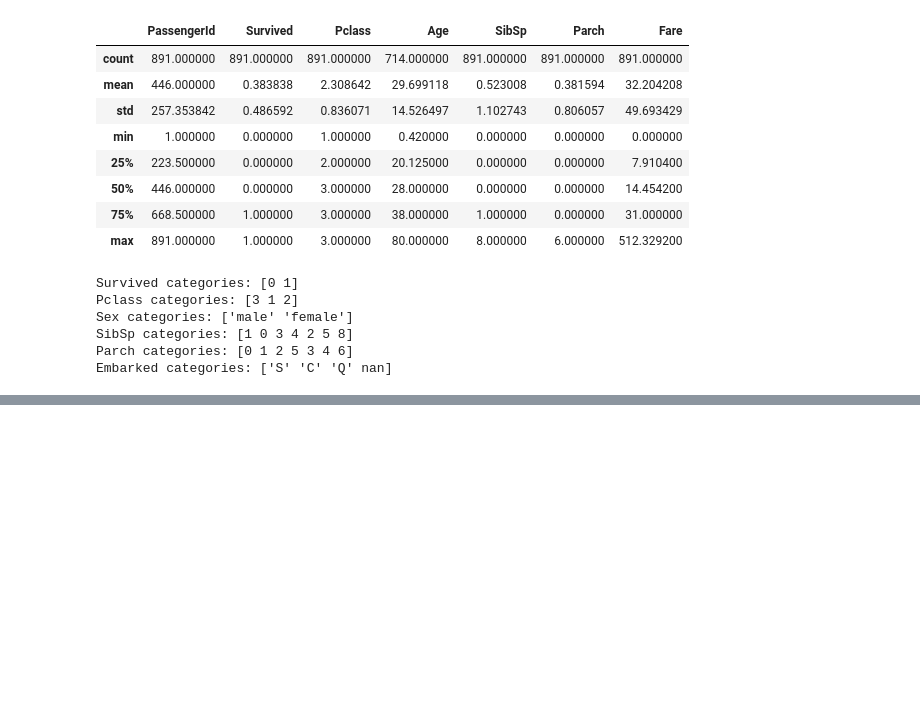
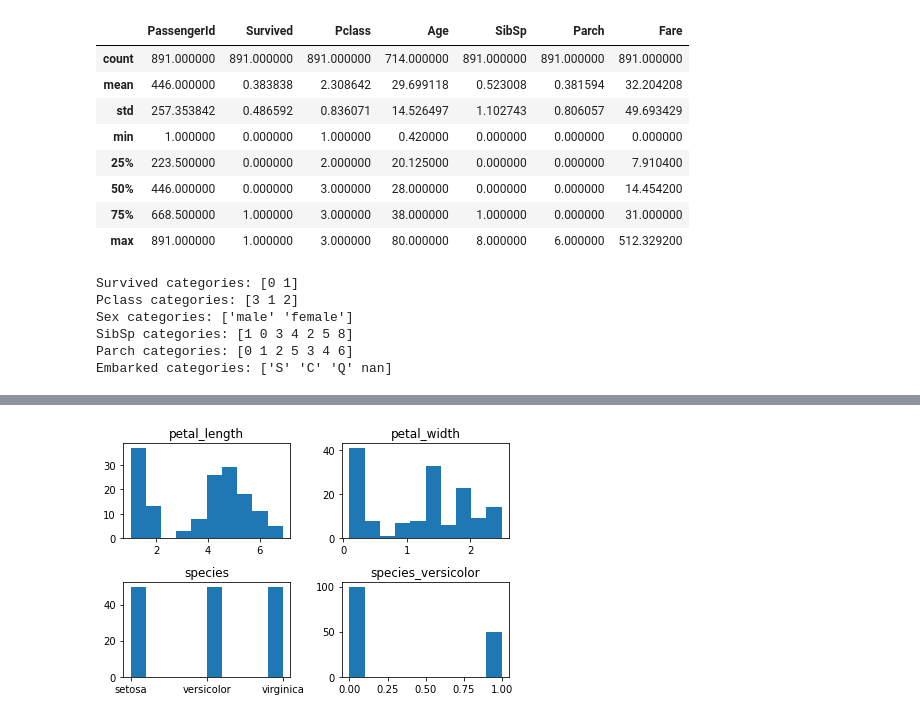
Before and after one commit to Cayt-Schlichting/classification-exercises, a Jupyter notebook: classification_exercises.ipynb, the cells around one changed output, grey strips where cells are left out. Drawn from its saved outputs; the diff is of its cells as text; code cells hidden in the pictures; blank space fills up the shorter version.

```diff
--- a/classification_exercises.ipynb
+++ b/classification_exercises.ipynb
@@ -201,0 +455,11 @@ telco    \nSELECT * FROM customers\nJOIN internet_service_types USING(internet_s
+# %%
+plt.figure()
+ct = 0
+for i in idf.columns[2:6]:
+    ct +=1
+    plt.subplot(2,2,ct)
+    plt.hist(idf[i])
+    plt.title(i)
+plt.tight_layout()
+# %% [output]
+[figure, added]
```
Also changed, not shown: parts of 45 cells of this notebook, 3 other files.
